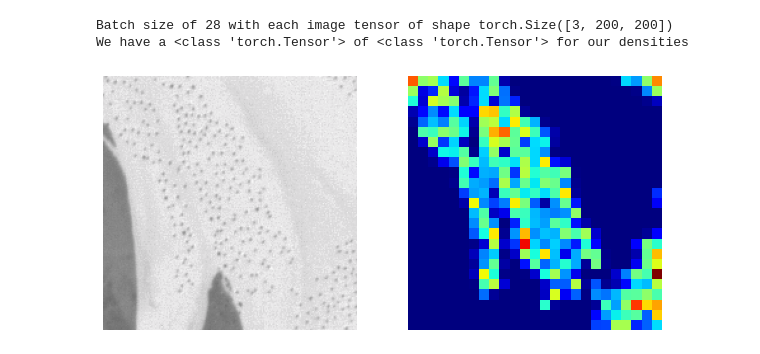
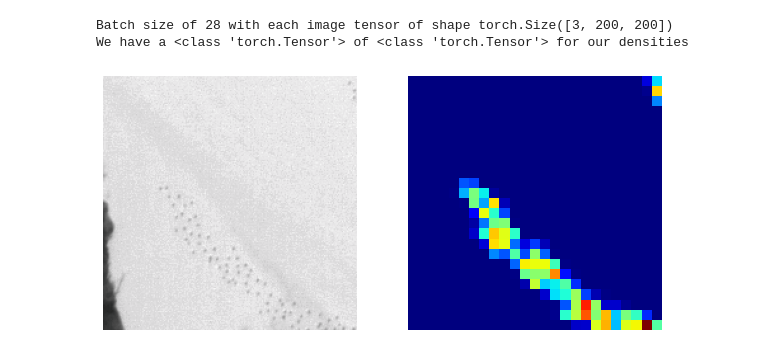
Before and after one commit to emiliolr/counting-cranes, a Jupyter notebook: miscellaneous/tests.ipynb, the cells around one changed output. Cells and saved outputs as stored; diff of their text form; code cells hidden in the pictures.

```diff
--- a/miscellaneous/tests.ipynb
+++ b/miscellaneous/tests.ipynb
@@ -253,18 +253,18 @@ invTrans = transforms.Compose([transforms.Normalize(mean = [ 0., 0., 0.],
                                ])
 # %%
 #Inspecting densities and images
-index = 11
+index = 3
 img = invTrans(images[index])
 img = (np.moveaxis(img.numpy(), 0, -1) * 255).astype(np.uint8)
 den = densities[index]
 
 f, axarr = plt.subplots(1, 2, figsize = (10, 10))
 axarr[0].imshow(img)
 axarr[1].imshow(den, cmap = CM.jet)
 for a in axarr:
     a.axis('off')
 # %% [output]
-[figure, old version]
+[figure, new version]
 # %%
 #Checking counts and how resizing affects counts
 print(f'In image {index} there are {np.sum(den.numpy())} birds (there are actually {counts[index]} birds)')
```
Also changed, not shown: parts of 3 cells of this notebook, 4 other files.
